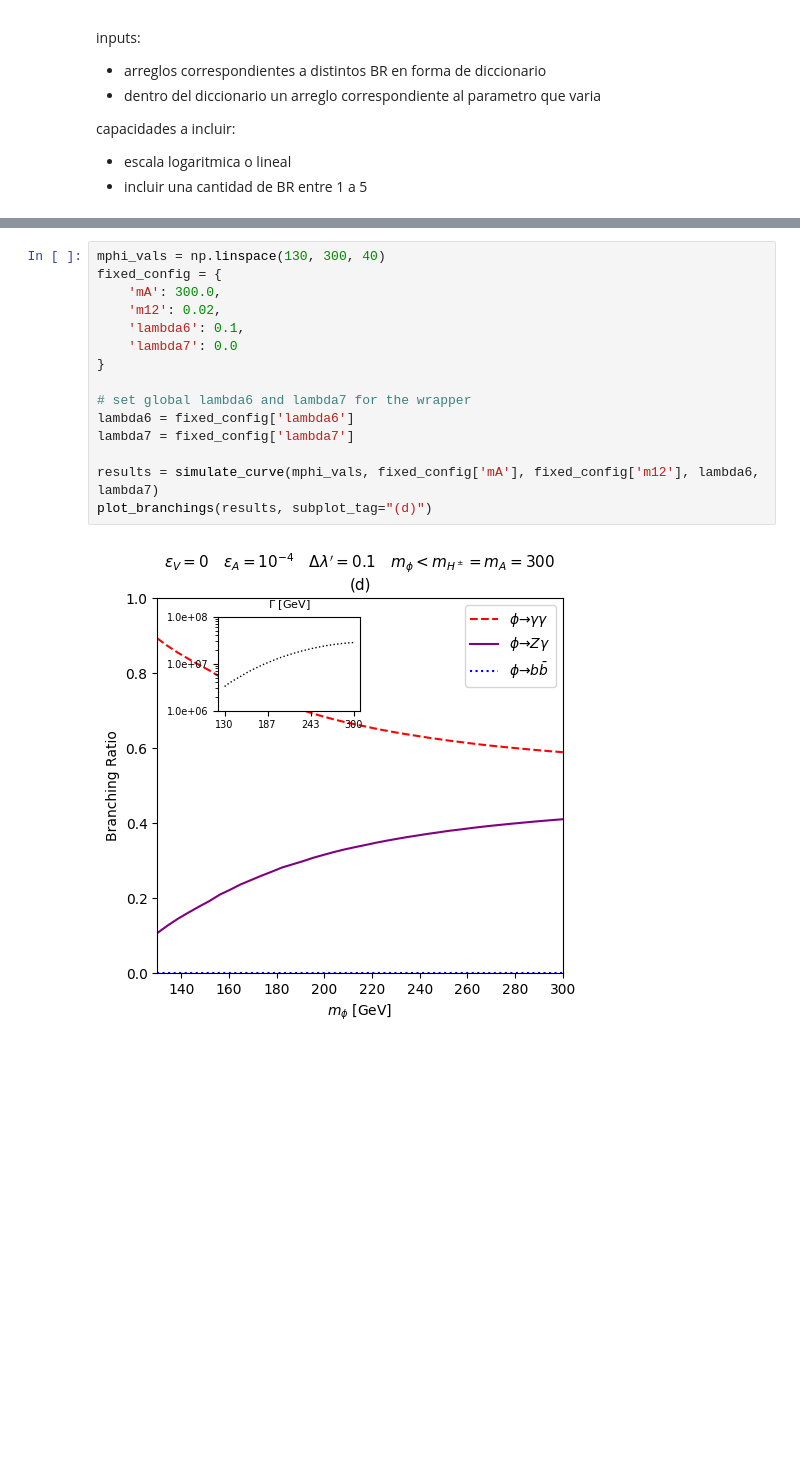
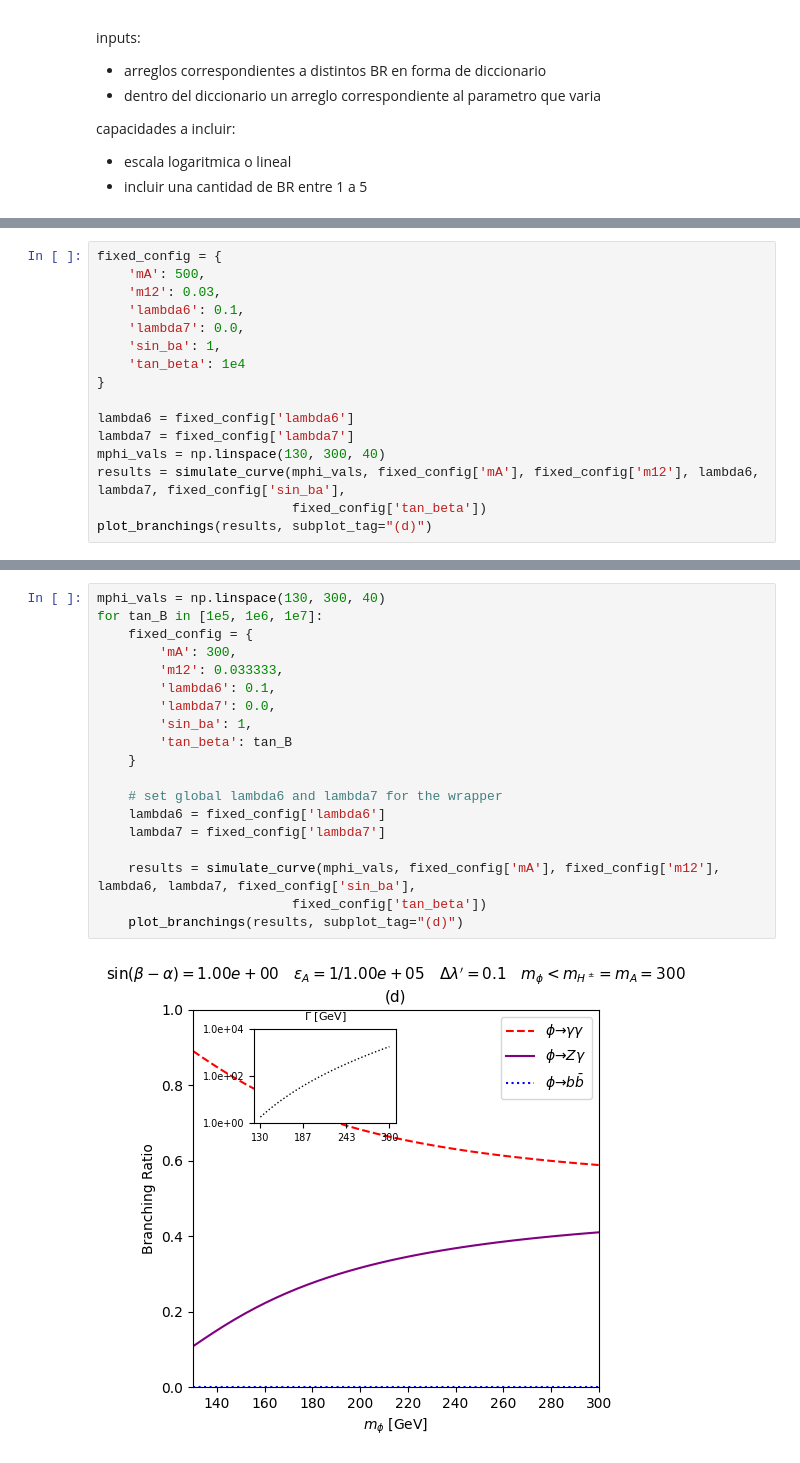
Before and after one commit to fbientrigo/dihiggs, a Jupyter notebook: mlpython/03_wanted_graph.ipynb, the cells around one changed output, grey strips where cells are left out. Drawn from its saved outputs; the diff is of its cells as text; blank space fills up the shorter version.

```diff
--- a/mlpython/03_wanted_graph.ipynb
+++ b/mlpython/03_wanted_graph.ipynb
@@ -127,3 +133,19 @@ def plot_branchings(results, subplot_tag="(d)"):
 
     plt.tight_layout()
     plt.show()
+# %%
+fixed_config = {
+    'mA': 500,
+    'm12': 0.03,
+    'lambda6': 0.1,
+    'lambda7': 0.0,
+    'sin_ba': 1,
+    'tan_beta': 1e4
+}
+
+lambda6 = fixed_config['lambda6']
+lambda7 = fixed_config['lambda7']
+mphi_vals = np.linspace(130, 300, 40)
+results = simulate_curve(mphi_vals, fixed_config['mA'], fixed_config['m12'], lambda6, lambda7, fixed_config['sin_ba'],
+                         fixed_config['tan_beta'])
+plot_branchings(results, subplot_tag="(d)")
@@ -130,17 +154,21 @@ def plot_branchings(results, subplot_tag="(d)"):
 # %%
 mphi_vals = np.linspace(130, 300, 40)
-fixed_config = {
-    'mA': 300.0,
-    'm12': 0.02,
-    'lambda6': 0.1,
-    'lambda7': 0.0
-}
+for tan_B in [1e5, 1e6, 1e7]:
+    fixed_config = {
+        'mA': 300,
+        'm12': 0.033333,
+        'lambda6': 0.1,
+        'lambda7': 0.0,
+        'sin_ba': 1,
+        'tan_beta': tan_B
+    }
 
-# set global lambda6 and lambda7 for the wrapper
-lambda6 = fixed_config['lambda6']
-lambda7 = fixed_config['lambda7']
+    # set global lambda6 and lambda7 for the wrapper
+    lambda6 = fixed_config['lambda6']
+    lambda7 = fixed_config['lambda7']
 
-results = simulate_curve(mphi_vals, fixed_config['mA'], fixed_config['m12'], lambda6, lambda7)
-plot_branchings(results, subplot_tag="(d)")
+    results = simulate_curve(mphi_vals, fixed_config['mA'], fixed_config['m12'], lambda6, lambda7, fixed_config['sin_ba'],
+                         fixed_config['tan_beta'])
+    plot_branchings(results, subplot_tag="(d)")
 # %% [output]
-[figure, old version]
+[figure, new version]
```
Also changed, not shown: parts of 3 cells of this notebook, 21 other files.
